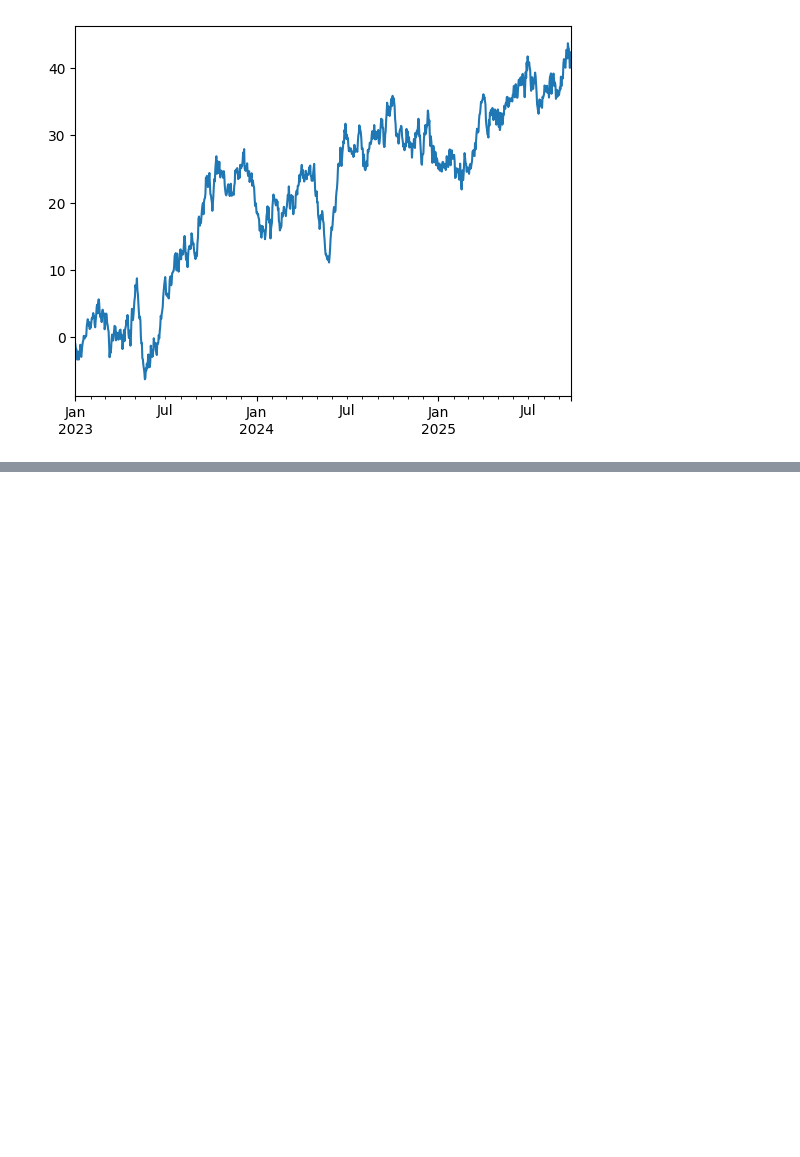
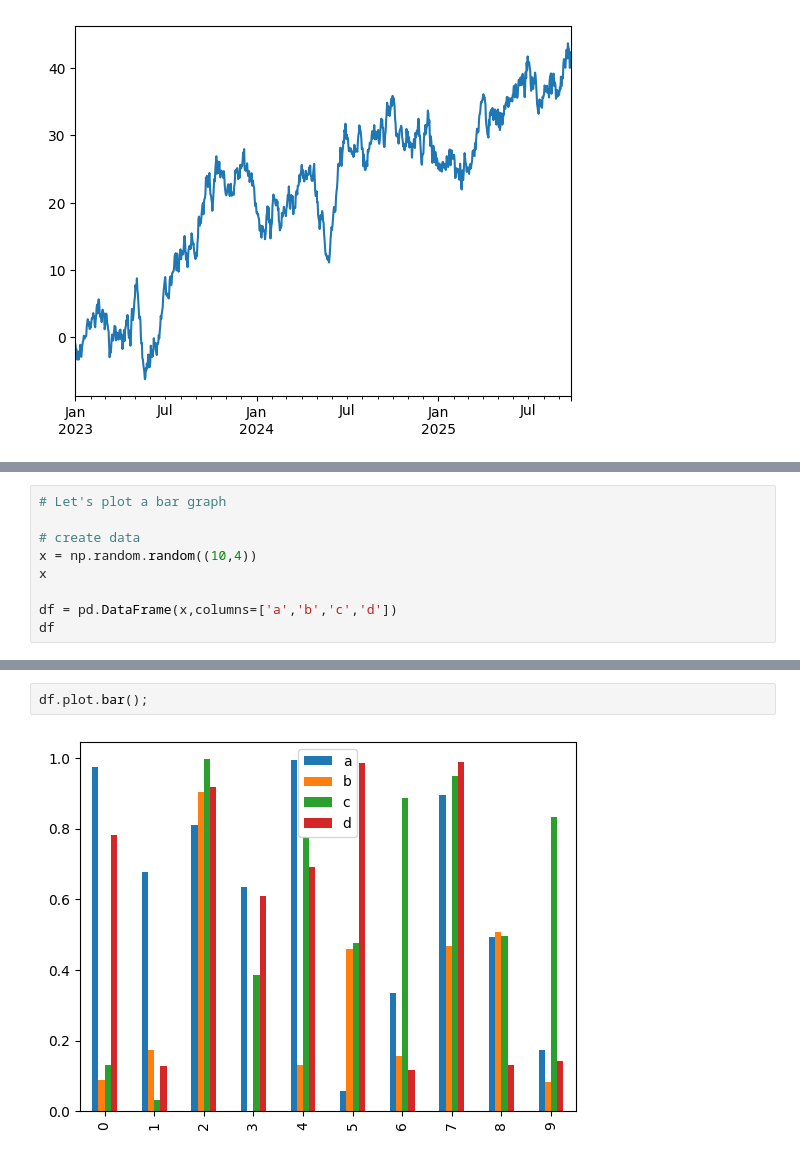
Before and after one commit to gnigam87/ML, a Jupyter notebook: NumpyPandasMatplotlib/Matplotlib_Intro.ipynb, the cells around one changed output, grey strips where cells are left out. Cells and saved outputs as stored; diff of their text form; blank space fills up the shorter version.

```diff
--- a/NumpyPandasMatplotlib/Matplotlib_Intro.ipynb
+++ b/NumpyPandasMatplotlib/Matplotlib_Intro.ipynb
@@ -218,0 +309,9 @@ ts.plot()
+# %%
+# Let's plot a bar graph
+
+# create data
+x = np.random.random((10,4))
+x
+
+df = pd.DataFrame(x,columns=['a','b','c','d'])
+df
@@ -218,0 +330,4 @@ ts.plot()
+# %%
+df.plot.bar();
+# %% [output]
+[figure, added]
```
Also changed, not shown: parts of 27 cells of this notebook, 1 other file.
